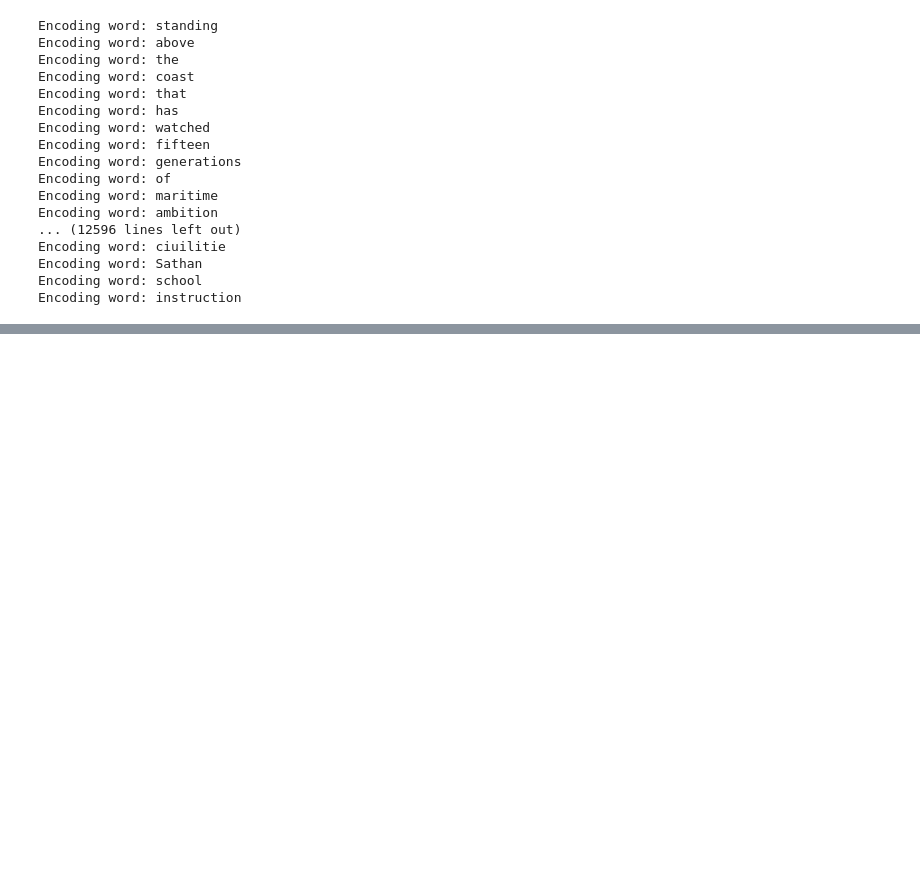
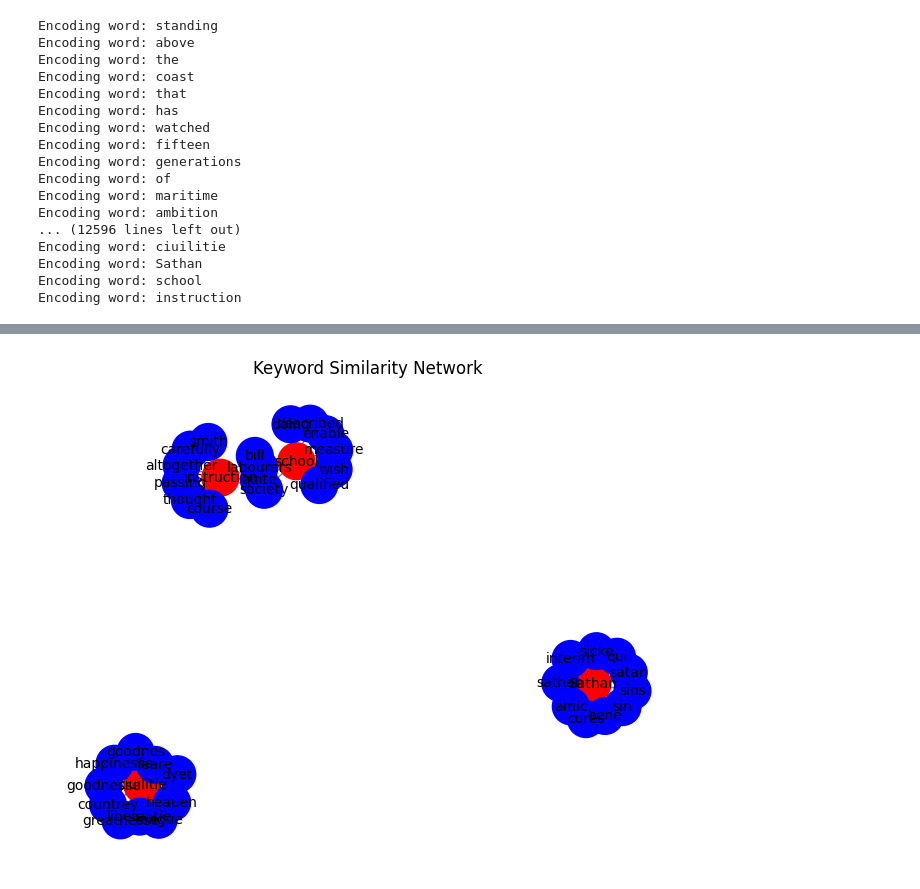
Before and after one commit to zzou21/ECBCData2024, a Jupyter notebook: WordSearch/EEBOWordSearch.ipynb, the cells around one changed output, grey strips where cells are left out. Cells and saved outputs as stored; diff of their text form; code cells hidden in the pictures; blank space fills up the shorter version.

```diff
--- a/WordSearch/EEBOWordSearch.ipynb
+++ b/WordSearch/EEBOWordSearch.ipynb
@@ -108,0 +147,20 @@ Words similar to 'Sathan':
+# %%
+def plot_similarity_network(similar_words, top_n=10):
+    G = nx.Graph()
+    for keyword, similarities in similar_words.items():
+        G.add_node(keyword, color='red')
+        for token, score in similarities[:top_n]:
+            G.add_node(token, color='blue')
+            G.add_edge(keyword, token, weight=score)
+
+    pos = nx.spring_layout(G)
+    colors = [G.nodes[node]['color'] for node in G.nodes]
+    nx.draw(G, pos, with_labels=True, node_color=colors, node_size=700, edge_color='gray', linewidths=1, font_size=10)
+
+    plt.title('Keyword Similarity Network')
+    plt.show()
+
+# Plot a network graph of the top 10 similar words for each keyword
+plot_similarity_network(similar_words, top_n=10)
+# %% [output]
+[figure, added]
```
Also changed, not shown: parts of 9 cells of this notebook, 7 other files.
